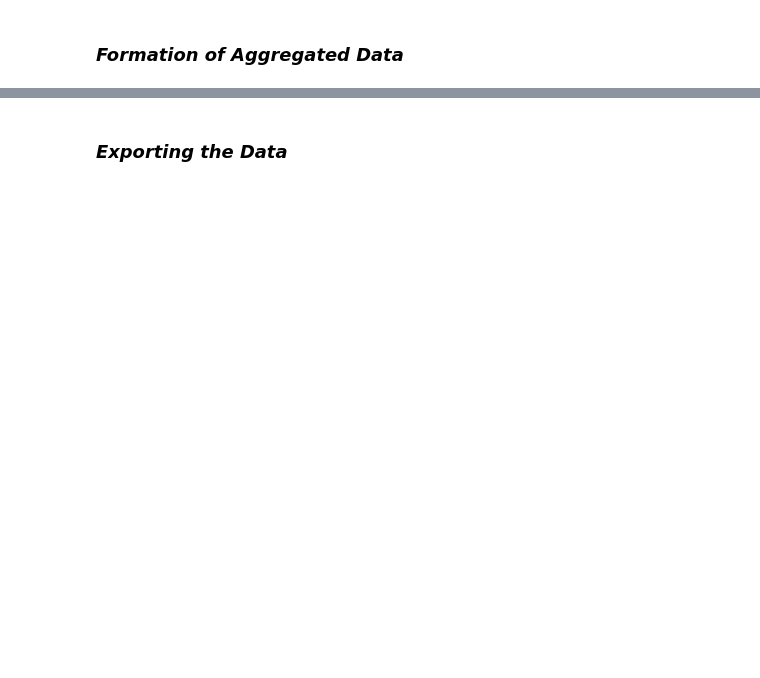
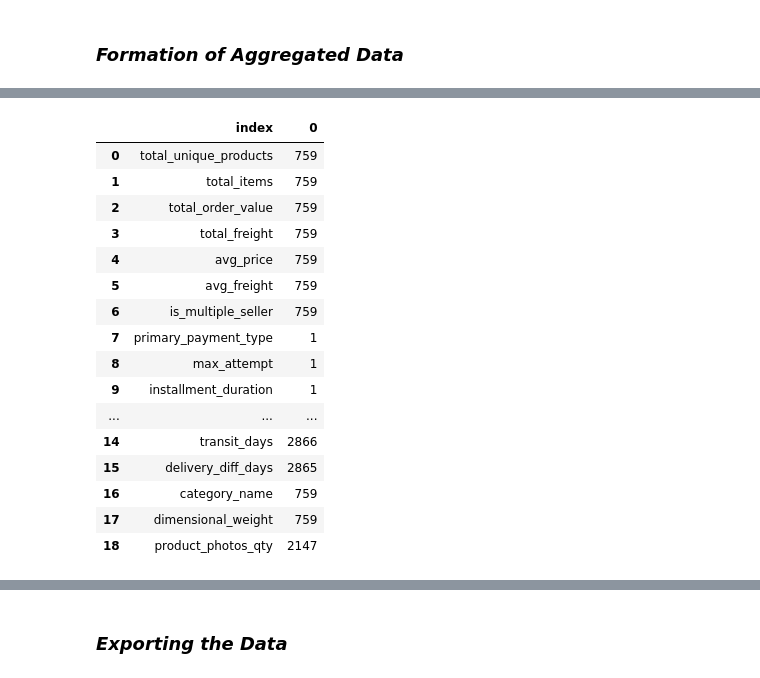
Before and after one commit to IamRaNo/data-analytics-projects, a Jupyter notebook: inside_olist_review_analysis/jupyter_notebooks/03_data_preparation.ipynb, the cells around one changed output, grey strips where cells are left out. Saved outputs shown, nothing was run; the diff lists cells and outputs as text; code cells hidden in the pictures; blank space fills up the shorter version.

```diff
--- a/inside_olist_review_analysis/jupyter_notebooks/03_data_preparation.ipynb
+++ b/inside_olist_review_analysis/jupyter_notebooks/03_data_preparation.ipynb
@@ -309,3 +309,5 @@ data = (order_reviews.merge(order_items_agg,on='order_id',how='left').
  merge(payment_agg,on='order_id',how='left').
  merge(orders_agg,on='order_id',how='left').
  merge(order_products_agg,on='order_id',how='left'))
+# %%
+pd.set_option('display.max_columns',None)
@@ -312,7 +323,27 @@ data = (order_reviews.merge(order_items_agg,on='order_id',how='left').
 # %%
-cols = ['total_unique_products','total_products','is_multiple_seller','max_attempt','payment_type_used',
-        'installment_duration','approval_time','delivery_time','delivery_delay','product_id','product_category_name']
+cols = ['total_unique_products','total_items','max_attempt','installment_duration','approval_time_days','delivery_time_days','seller_processing_days',
+        'category_name','transit_days','delivery_diff_days']
 
 for col in cols:
     data[col] = data[col].astype('Int64')
+# %%
+data.isnull().sum()[data.isnull().sum()>0].reset_index()
+# %% [output]
+|  | index | 0 |
+| 0 | total_unique_products | 759 |
+| 1 | total_items | 759 |
+| 2 | total_order_value | 759 |
+| 3 | total_freight | 759 |
+| 4 | avg_price | 759 |
+| 5 | avg_freight | 759 |
+| 6 | is_multiple_seller | 759 |
+| 7 | primary_payment_type | 1 |
+| 8 | max_attempt | 1 |
+| 9 | installment_duration | 1 |
+| ... | ... | ... |
+| 14 | transit_days | 2866 |
+| 15 | delivery_diff_days | 2865 |
+| 16 | category_name | 759 |
+| 17 | dimensional_weight | 759 |
+| 18 | product_photos_qty | 2147 |
 # %%
```
Also changed, not shown: parts of 51 cells of this notebook, 1 other file.
